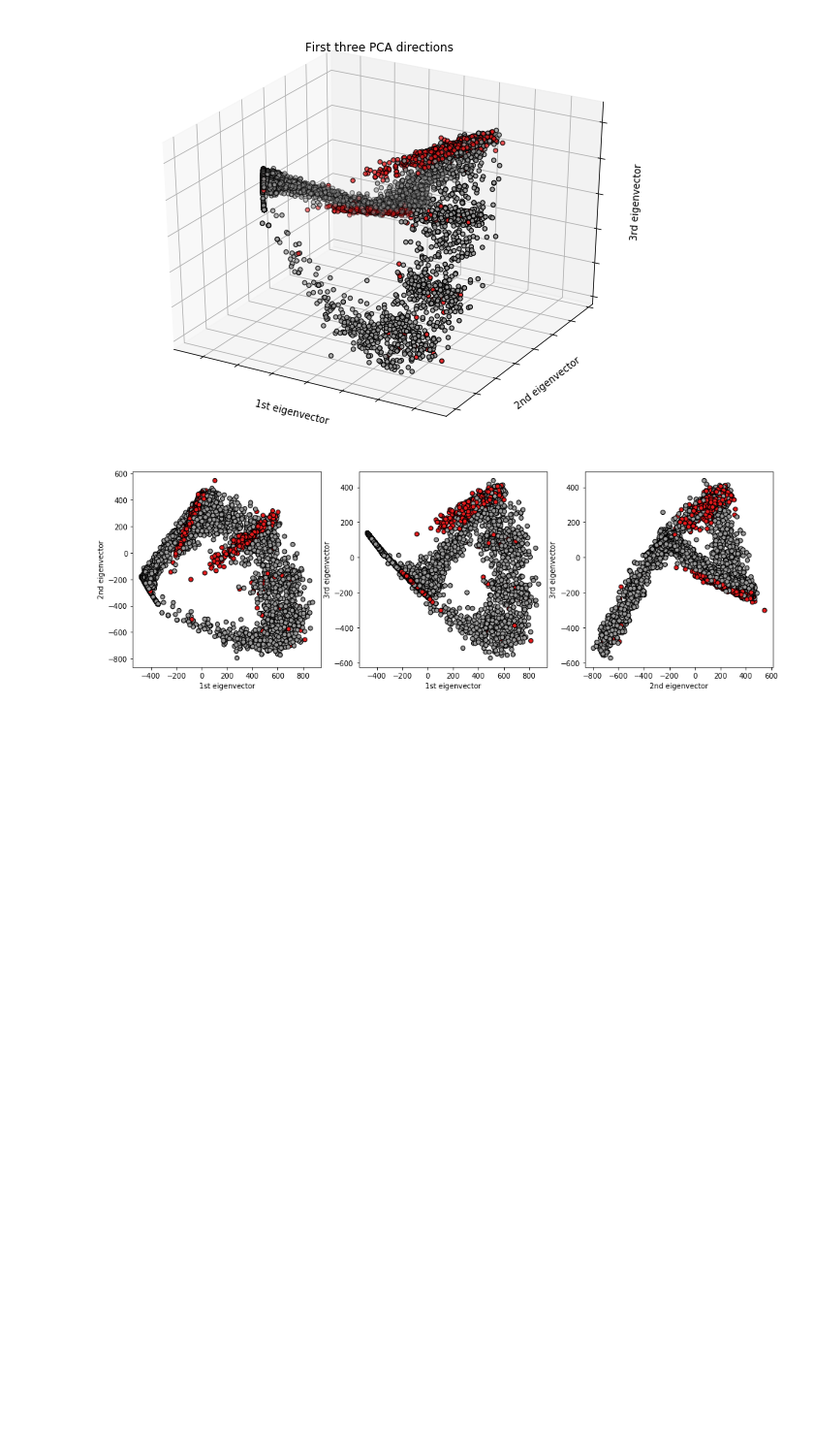
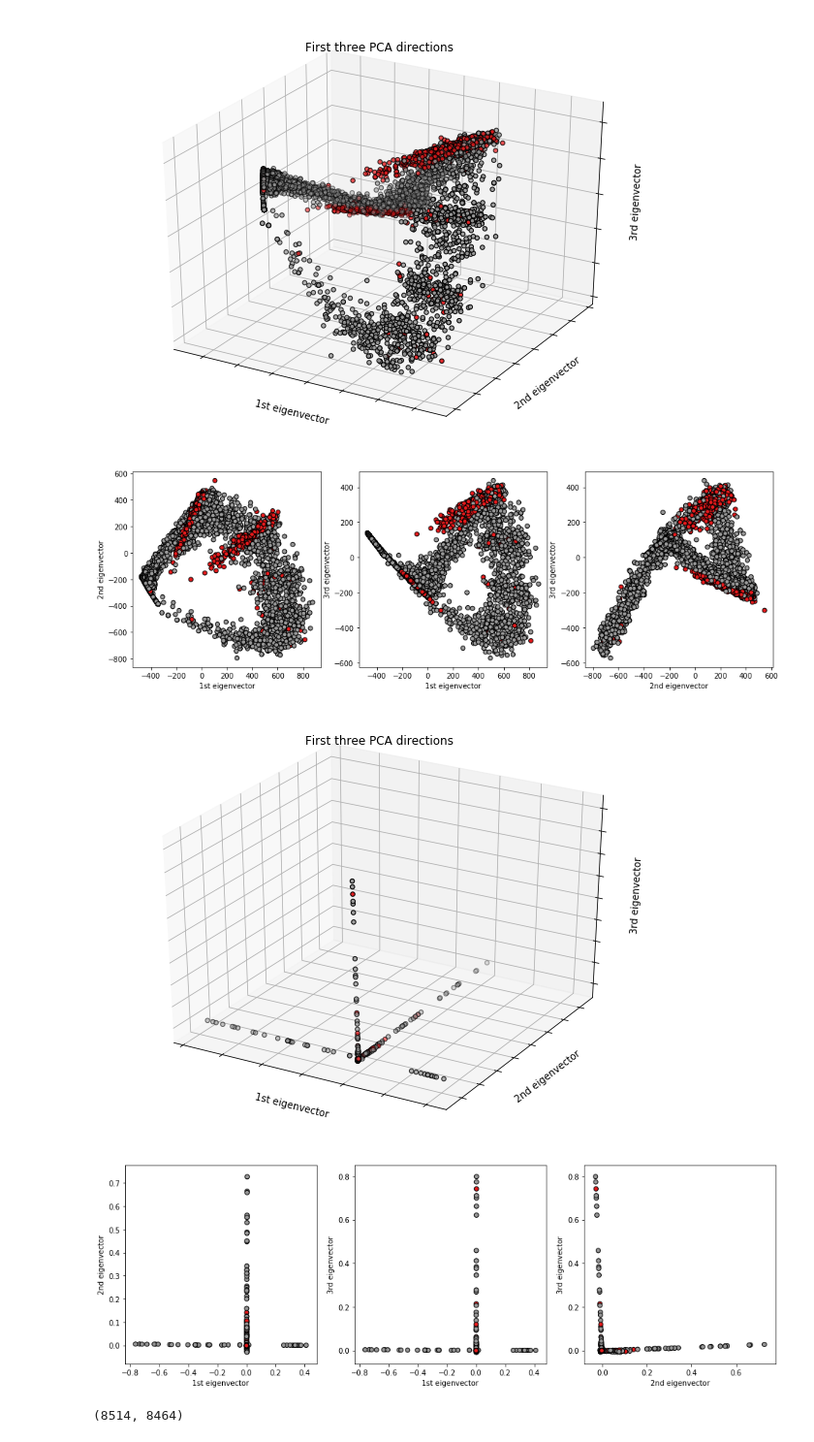
Before and after one commit to Kojey/MSc-whistler-waves-detector, a Jupyter notebook: Code/data extraction/split_dataset_with_added_gaussian-incremental-PCA.ipynb, the cells around one changed output. Shown at 97% size. Saved outputs shown, nothing was run; the diff lists cells and outputs as text; code cells hidden in the pictures; blank space fills up the shorter version.

```diff
--- a/Code/data extraction/split_dataset_with_added_gaussian-incremental-PCA.ipynb
+++ b/Code/data extraction/split_dataset_with_added_gaussian-incremental-PCA.ipynb
@@ -298,3 +298,46 @@ plt.plot(np.cumsum(_pca.explained_variance_ratio_))
 plt.xlabel('number of components')
 plt.ylabel('cumulative explained variance');
 plt.show()
+# %%
+from sklearn.decomposition import KernelPCA
+kernel_pca = KernelPCA(kernel="rbf", fit_inverse_transform=True)
+# %%
+data = kernel_pca.fit_transform(_data)
+# %%
+# To getter a better understanding of interaction of the dimensions
+# plot the first three PCA dimensions
+fig = plt.figure(1, figsize=(8, 6))
+ax = Axes3D(fig)
+
+ax.scatter(data[:, 3], data[:, 4], data[:, 5], c=targets,
+           cmap=plt.cm.Set1, edgecolor='k', s=20)
+ax.set_title("First three PCA directions")
+ax.set_xlabel("1st eigenvector")
+ax.w_xaxis.set_ticklabels([])
+ax.set_ylabel("2nd eigenvector")
+ax.w_yaxis.set_ticklabels([])
+ax.set_zlabel("3rd eigenvector")
+ax.w_zaxis.set_ticklabels([])
+
+plt.figure(figsize=(16,5))
+plt.subplot(1,3,1)
+plt.scatter(data[:, 3], data[:, 4], c=targets, cmap=plt.cm.Set1,edgecolor='k')
+plt.xlabel("1st eigenvector")
+plt.ylabel("2nd eigenvector")
+plt.subplot(1,3,2)
+plt.scatter(data[:, 3], data[:, 5], c=targets, cmap=plt.cm.Set1,edgecolor='k')
+plt.xlabel("1st eigenvector")
+plt.ylabel("3rd eigenvector")
+plt.subplot(1,3,3)
+plt.scatter(data[:, 4], data[:, 5], c=targets, cmap=plt.cm.Set1,edgecolor='k')
+plt.xlabel("2nd eigenvector")
+plt.ylabel("3rd eigenvector")
+
+plt.show()
+# %% [output]
+[figure, added]
+[figure, added]
+# %%
+data.shape
+# %% [output]
+(8514, 8464)
```
Also changed, not shown: 16 other files.
